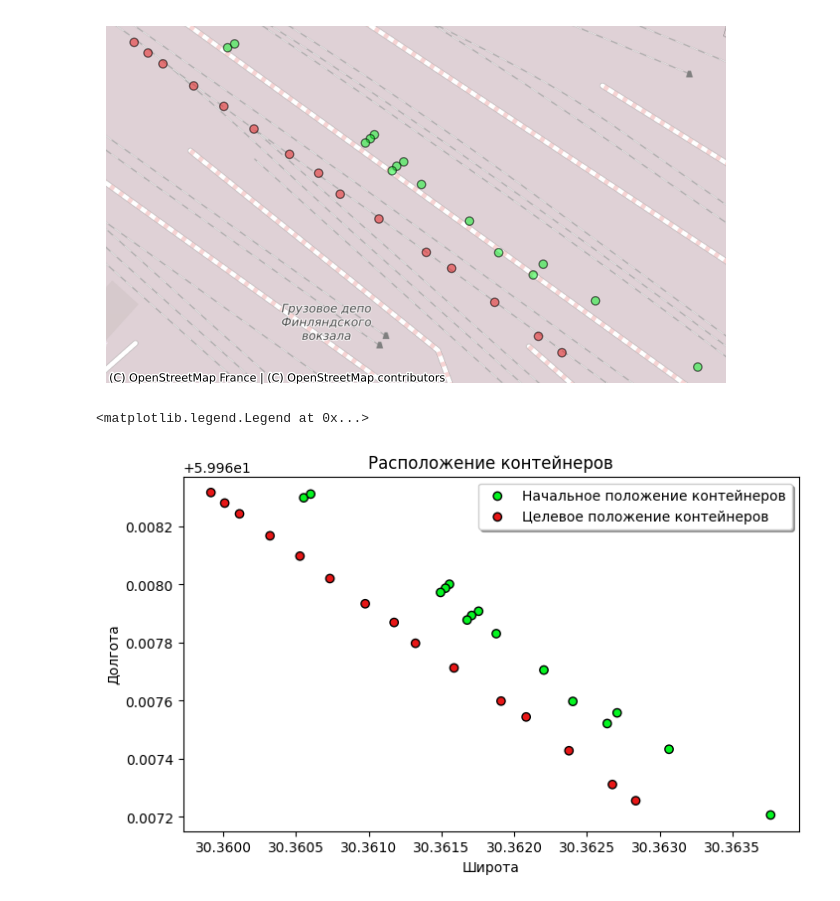
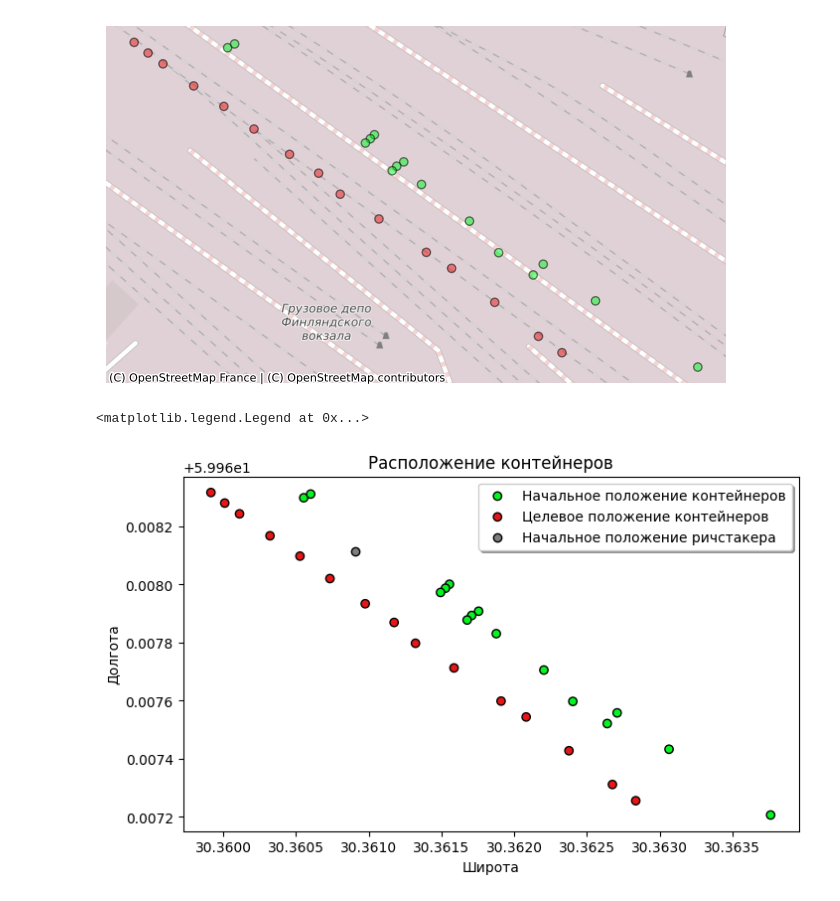
Before and after one commit to IvanOsyanin/geo_optimization, a Jupyter notebook: optimization.ipynb, the cells around one changed output. Saved outputs shown, nothing was run; the diff lists cells and outputs as text; code cells hidden in the pictures.

```diff
--- a/optimization.ipynb
+++ b/optimization.ipynb
@@ -34,30 +37,46 @@ ax.axis('off');
 # %%
 mask = zone['marker-color'] == '#05f521'
 initial, target = zone[mask], zone[~mask]
 
 fig, ax = plt.subplots(figsize=(8, 8))
 
 ax.set(
     title = 'Расположение контейнеров',
     xlabel = 'Широта',
     ylabel = 'Долгота',
 )
 
 initial.plot(
     ax=ax,
     figure=fig,
     color=initial['marker-color'],
     edgecolor='k',
     label='Начальное положение контейнеров'
 )
 target.plot(
     ax=ax,
     figure=fig,
     color=target['marker-color'],
     edgecolor='k',
     label='Целевое положение контейнеров'
 )
+
+d = {
+    'marker-color': ['#7e7e7e'],
+    'num': [0],
+    'geometry': [Point(30.36090810069993, 59.9681123344929)]
+}
+richstacker = gpd.GeoDataFrame(d, crs="EPSG:4326")
+
+richstacker.plot(
+    ax=ax,
+    figure=fig,
+    color=gdf['marker-color'],
+    edgecolor='k',
+    label='Начальное положение ричстакера'
+)
+
 ax.legend(shadow = True)
 # %% [output]
 <matplotlib.legend.Legend at 0x...>
-[figure, old version]
+[figure, new version]
```
Also changed, not shown: parts of 2 cells of this notebook.
